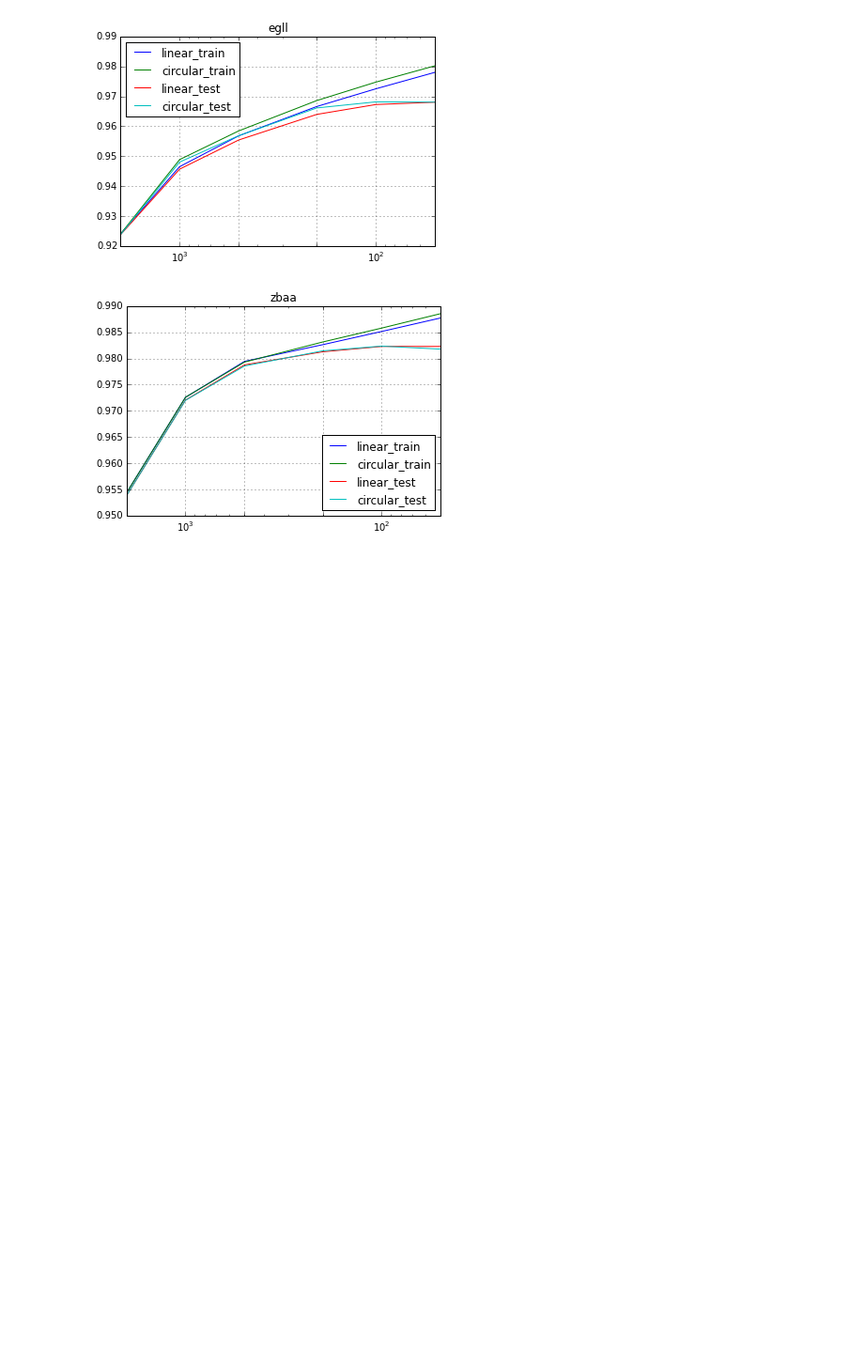
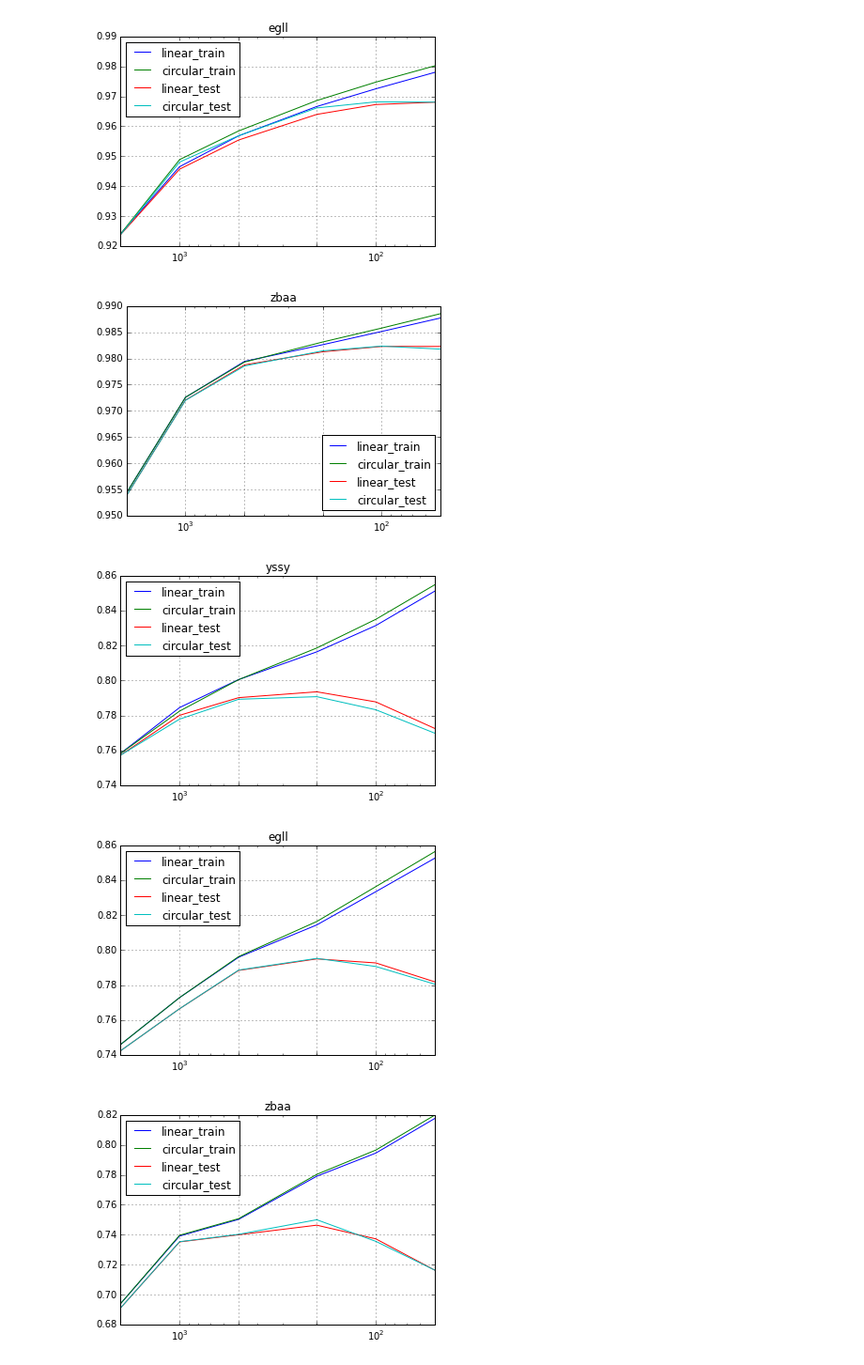
Before and after one commit to monkeybutter/regressive_trees, a Jupyter notebook: Comparison Results.ipynb, the cells around one changed output. Shown at 94% size. Cells and saved outputs as stored; diff of their text form; code cells hidden in the pictures; blank space fills up the shorter version.

```diff
--- a/Comparison Results.ipynb
+++ b/Comparison Results.ipynb
@@ -62,3 +62,29 @@ for airport in airports:
 [figure]
 [figure]
 [figure]
+# %%
+import numpy as np
+import pandas as pd
+
+airports = ["yssy", "egll", "zbaa"]
+
+for airport in airports:
+
+    df = pd.read_csv("/home/roz016/Dropbox/Data for Tree/Results/new_tree_cx10_lin_vs_cir/wind_spd_{}_date.csv".format(airport))
+
+    index = [2000, 1000, 500, 200, 100, 50]
+    new_df = pd.DataFrame(index=index, columns=["linear_train", "circular_train", "linear_test", "circular_test"])
+    new_df = new_df.fillna(0) # with 0s rather than NaNs
+
+    for i in index:
+        new_df.ix[i, 'linear_train'] = np.mean(df["lin_" + str(i) + "_cc_train"])
+        new_df.ix[i, 'circular_train'] = np.mean(df["cir_" + str(i) + "_cc_train"])
+        new_df.ix[i, 'linear_test'] = np.mean(df["lin_" + str(i) + "_cc_test"])
+        new_df.ix[i, 'circular_test'] = np.mean(df["cir_" + str(i) + "_cc_test"])
+
+
+    new_df.plot(title= airport, xticks=index, logx=True)
+# %% [output]
+[figure, added]
+[figure, added]
+[figure, added]
```
Also changed, not shown: 4 other files.
